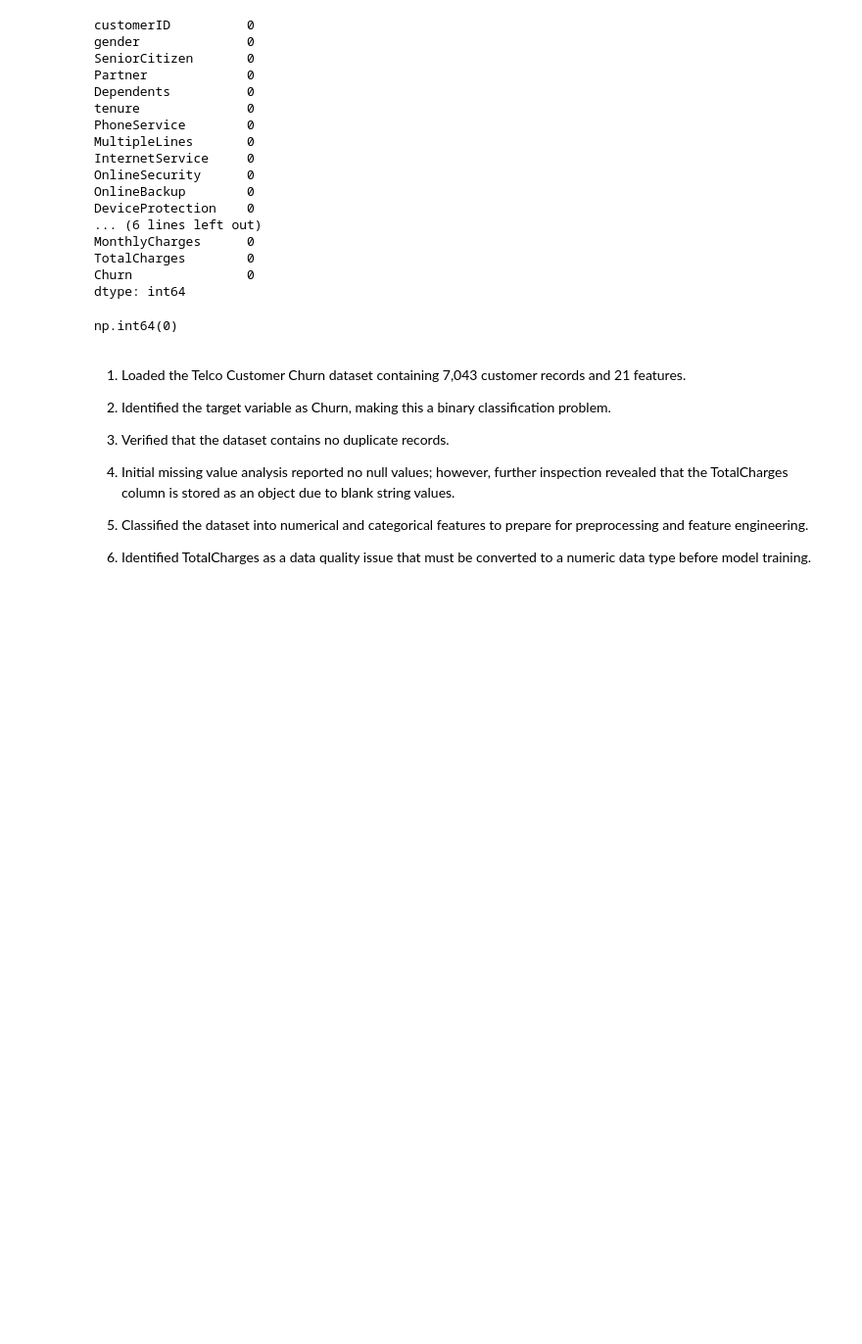
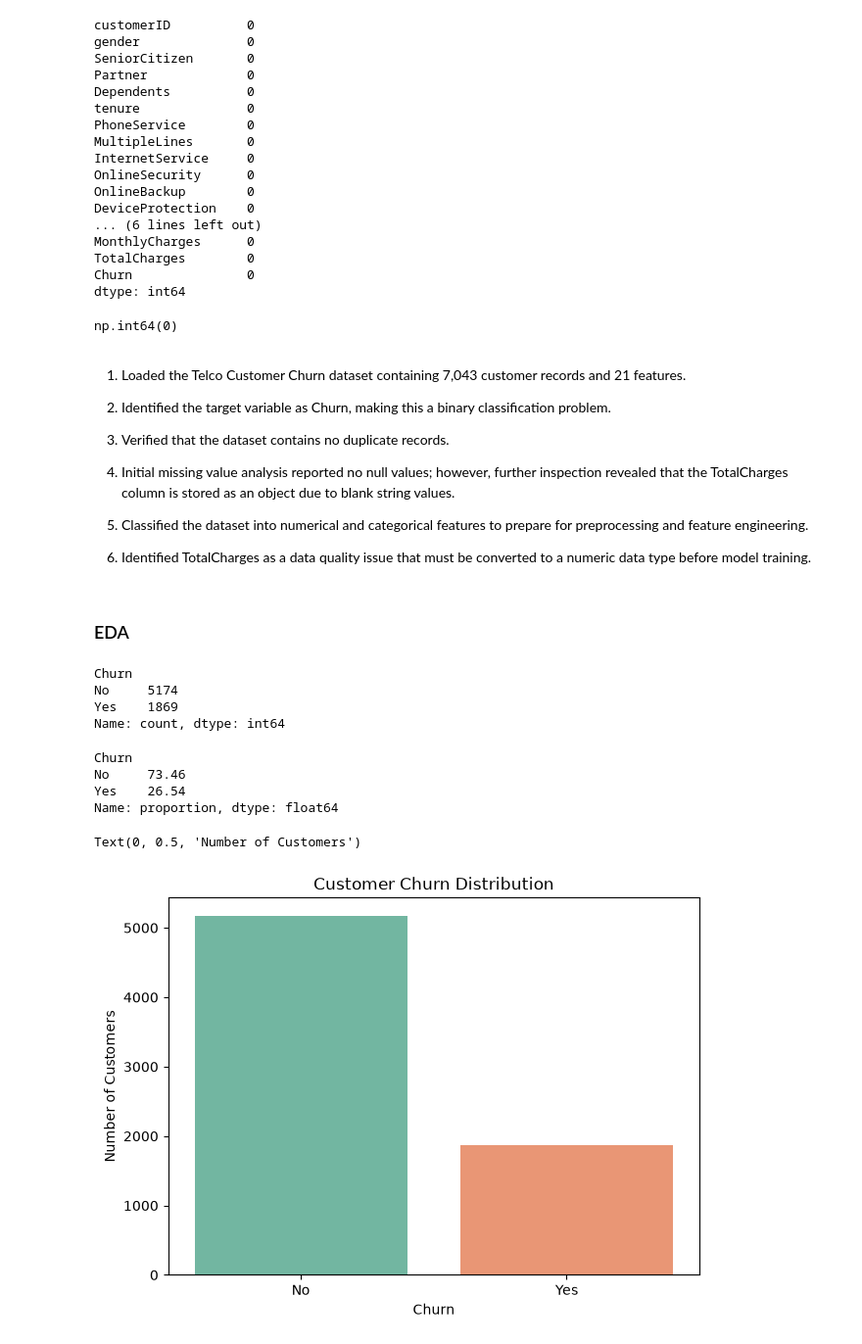
Before and after one commit to muhammadadnanmomin/customer-intelligence-platform, a Jupyter notebook: notebooks/06_churn_model.ipynb, the cells around one changed output. Shown at 98% size. Drawn from its saved outputs; the diff is of its cells as text; code cells hidden in the pictures; blank space fills up the shorter version.

Commit message:
feat: analyze target variable distribution for churn prediction

```diff
--- a/notebooks/06_churn_model.ipynb
+++ b/notebooks/06_churn_model.ipynb
@@ -90,3 +94,43 @@ np.int64(0)
 5. Classified the dataset into numerical and categorical features to prepare for preprocessing and feature engineering.
 
 6. Identified TotalCharges as a data quality issue that must be converted to a numeric data type before model training.
+# %% [markdown]
+### EDA
+# %%
+df["Churn"].value_counts()
+# %% [output]
+Churn
+No     5174
+Yes    1869
+Name: count, dtype: int64
+# %%
+churn_percentage = (
+    df["Churn"]
+        .value_counts(normalize=True)
+        .mul(100)
+        .round(2)
+)
+
+churn_percentage
+# %% [output]
+Churn
+No     73.46
+Yes    26.54
+Name: proportion, dtype: float64
+# %%
+plt.figure(figsize=(7,5))
+
+sns.countplot(
+    data=df,
+    x="Churn",
+    hue="Churn",
+    palette="Set2",
+    legend=False
+)
+
+plt.title("Customer Churn Distribution")
+plt.xlabel("Churn")
+plt.ylabel("Number of Customers")
+# %% [output]
+Text(0, 0.5, 'Number of Customers')
+[figure, added]
```
Also changed, not shown: parts of 4 cells of this notebook.
